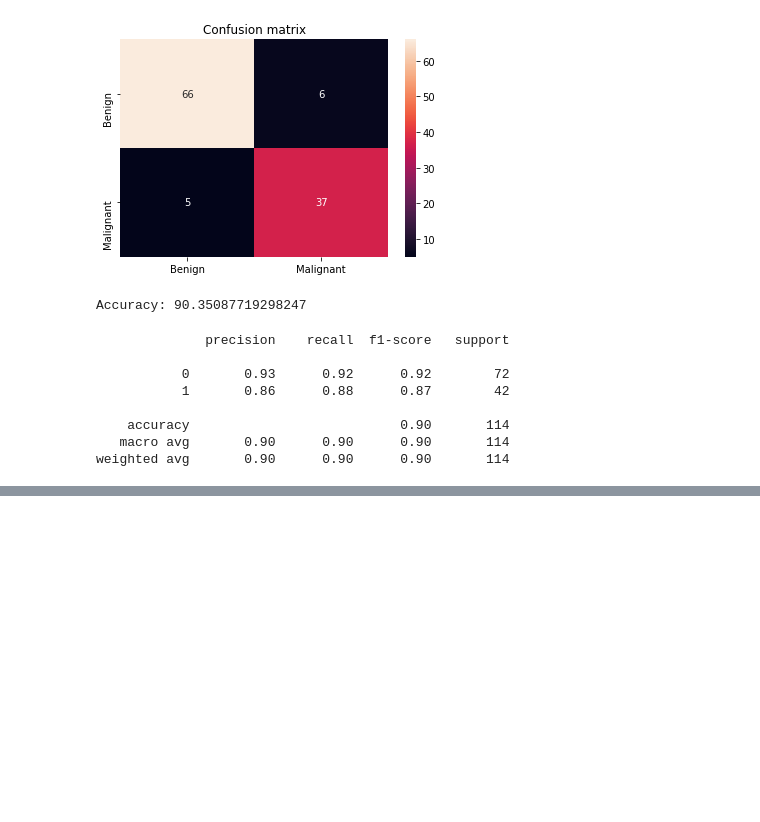
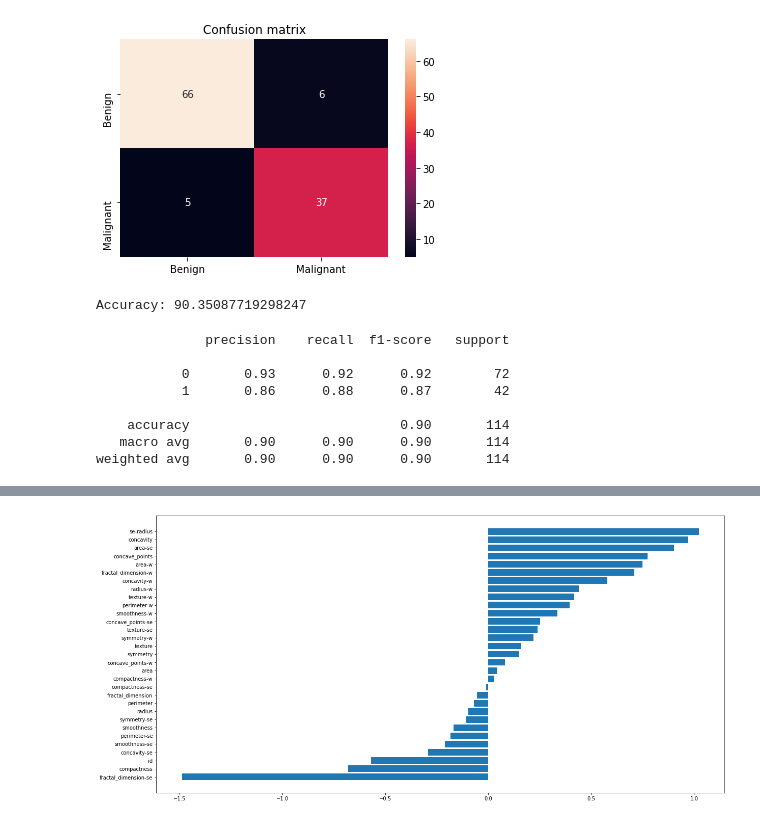
Before and after one commit to Shreya-chhabra/Datasciencecoursera, a Jupyter notebook: Breast_Cancer_SVM.ipynb, the cells around one changed output, grey strips where cells are left out. Saved outputs shown, nothing was run; the diff lists cells and outputs as text; code cells hidden in the pictures; blank space fills up the shorter version.

```diff
--- a/Breast_Cancer_SVM.ipynb
+++ b/Breast_Cancer_SVM.ipynb
@@ -184,3 +184,11 @@ print(dt_report)
     accuracy                           0.90       114
    macro avg       0.90      0.90      0.90       114
 weighted avg       0.90      0.90      0.90       114
+# %%
+X_st_train,X_st_test,Y_st_train,Y_st_test=train_test_split(X,y,test_size=0.2,random_state=40)
+X_st_train=scale_.fit_transform(X_st_train)
+X_st_test=scale_.transform(X_st_test)
+model=svm.LinearSVC(C=1)
+model.fit(X_st_train,Y_st_train)
+y_st_pred=model.predict(X_st_test)
+confusion_matrix(Y_st_test,y_st_pred)
@@ -186,0 +213,10 @@ weighted avg       0.90      0.90      0.90       114
+# %%
+imp,names=zip(*sorted(zip(model.coef_[0],X)))
+plt.figure(figsize=(20,10))
+plt.barh(range(len(names)),imp,align='center')
+
+plt.yticks(range(len(names)), names)
+
+plt.show()
+# %% [output]
+[figure, added]
```
Also changed, not shown: parts of 6 cells of this notebook.
